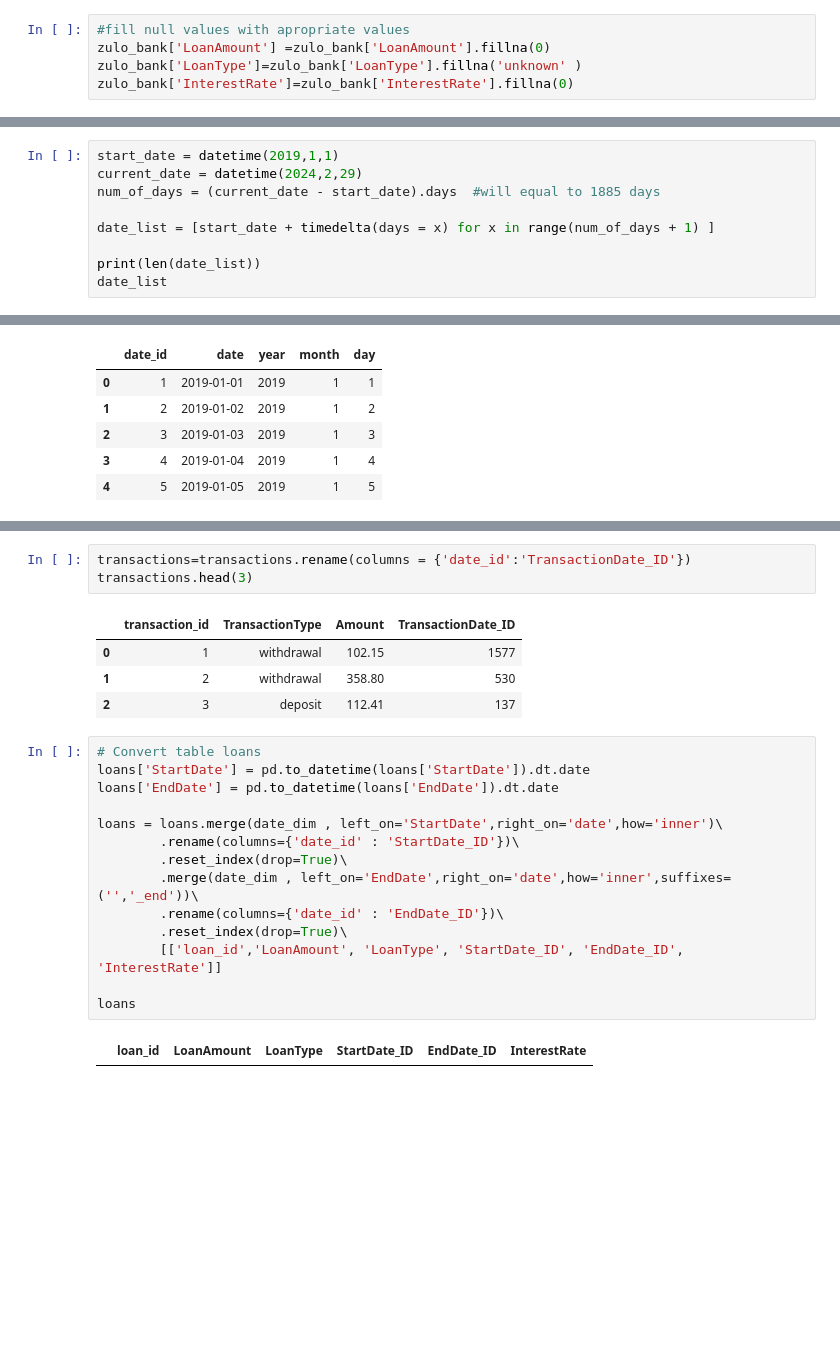
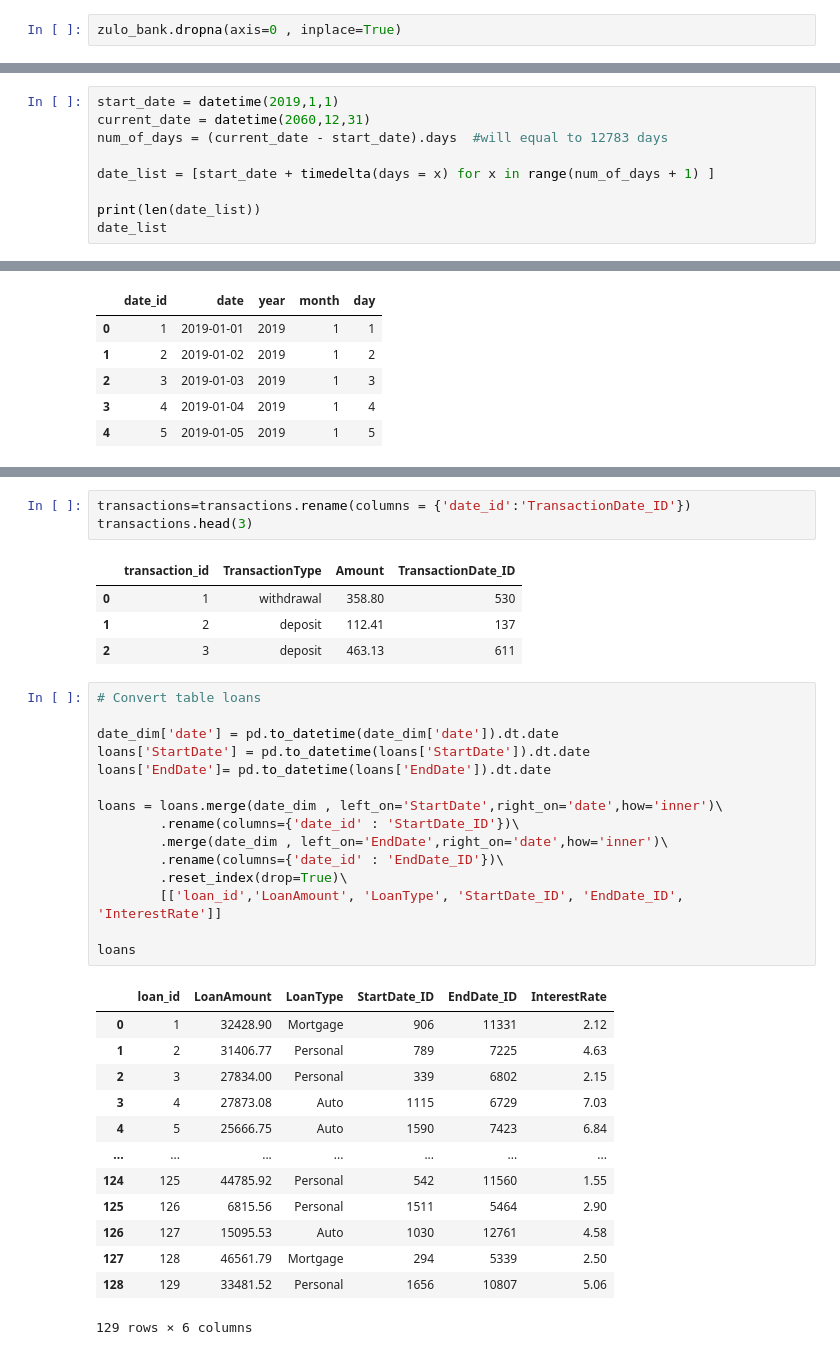
Before and after one commit to Ahmed9667/Zulo-Bank-RBDMS-PostgreSql, a Jupyter notebook: Zulo Bank Notebook.ipynb, the cells around one changed output, grey strips where cells are left out. Cells and saved outputs as stored; diff of their text form; blank space fills up the shorter version.

```diff
--- a/Zulo Bank Notebook.ipynb
+++ b/Zulo Bank Notebook.ipynb
@@ -39,11 +39,8 @@ Data columns (total 14 columns):
  13  InterestRate     1278 non-null   float64
 dtypes: float64(4), object(10)
 memory usage: 170.1+ KB
-# %%
-#fill null values with apropriate values
-zulo_bank['LoanAmount'] =zulo_bank['LoanAmount'].fillna(0)
-zulo_bank['LoanType']=zulo_bank['LoanType'].fillna('unknown' )
-zulo_bank['InterestRate']=zulo_bank['InterestRate'].fillna(0)
+# %%
+zulo_bank.dropna(axis=0 , inplace=True)
 # %%
 zulo_bank.info()
 # %% [output]
@@ -230,8 +231,8 @@ print(accounts['OpeningDate'].max())
 From above we can define start_date as 2019-01-01 and current date as 2024-02-29
 # %%
 start_date = datetime(2019,1,1)
-current_date = datetime(2024,2,29)
-num_of_days = (current_date - start_date).days  #will equal to 1885 days
+current_date = datetime(2060,12,31)
+num_of_days = (current_date - start_date).days  #will equal to 12783 days
 
 date_list = [start_date + timedelta(days = x) for x in range(num_of_days + 1) ]
 
@@ -323,22 +329,35 @@ transactions=transactions.rename(columns = {'date_id':'TransactionDate_ID'})
 transactions.head(3)
 # %% [output]
 |  | transaction_id | TransactionType | Amount | TransactionDate_ID |
-| 0 | 1 | withdrawal | 102.15 | 1577 |
-| 1 | 2 | withdrawal | 358.80 | 530 |
-| 2 | 3 | deposit | 112.41 | 137 |
+| 0 | 1 | withdrawal | 358.80 | 530 |
+| 1 | 2 | deposit | 112.41 | 137 |
+| 2 | 3 | deposit | 463.13 | 611 |
 # %%
 # Convert table loans
+
+date_dim['date'] = pd.to_datetime(date_dim['date']).dt.date
 loans['StartDate'] = pd.to_datetime(loans['StartDate']).dt.date
-loans['EndDate'] = pd.to_datetime(loans['EndDate']).dt.date
+loans['EndDate']= pd.to_datetime(loans['EndDate']).dt.date
 
 loans = loans.merge(date_dim , left_on='StartDate',right_on='date',how='inner')\
         .rename(columns={'date_id' : 'StartDate_ID'})\
-        .reset_index(drop=True)\
-        .merge(date_dim , left_on='EndDate',right_on='date',how='inner',suffixes=('','_end'))\
+        .merge(date_dim , left_on='EndDate',right_on='date',how='inner')\
         .rename(columns={'date_id' : 'EndDate_ID'})\
         .reset_index(drop=True)\
         [['loan_id','LoanAmount', 'LoanType', 'StartDate_ID', 'EndDate_ID', 'InterestRate']]
 
 loans
 # %% [output]
 |  | loan_id | LoanAmount | LoanType | StartDate_ID | EndDate_ID | InterestRate |
+| 0 | 1 | 32428.90 | Mortgage | 906 | 11331 | 2.12 |
+| 1 | 2 | 31406.77 | Personal | 789 | 7225 | 4.63 |
+| 2 | 3 | 27834.00 | Personal | 339 | 6802 | 2.15 |
+| 3 | 4 | 27873.08 | Auto | 1115 | 6729 | 7.03 |
+| 4 | 5 | 25666.75 | Auto | 1590 | 7423 | 6.84 |
+| ... | ... | ... | ... | ... | ... | ... |
+| 124 | 125 | 44785.92 | Personal | 542 | 11560 | 1.55 |
+| 125 | 126 | 6815.56 | Personal | 1511 | 5464 | 2.90 |
+| 126 | 127 | 15095.53 | Auto | 1030 | 12761 | 4.58 |
+| 127 | 128 | 46561.79 | Mortgage | 294 | 5339 | 2.50 |
+| 128 | 129 | 33481.52 | Personal | 1656 | 10807 | 5.06 |
+129 rows × 6 columns
```
Also changed, not shown: parts of 22 cells of this notebook, 3 other files.
